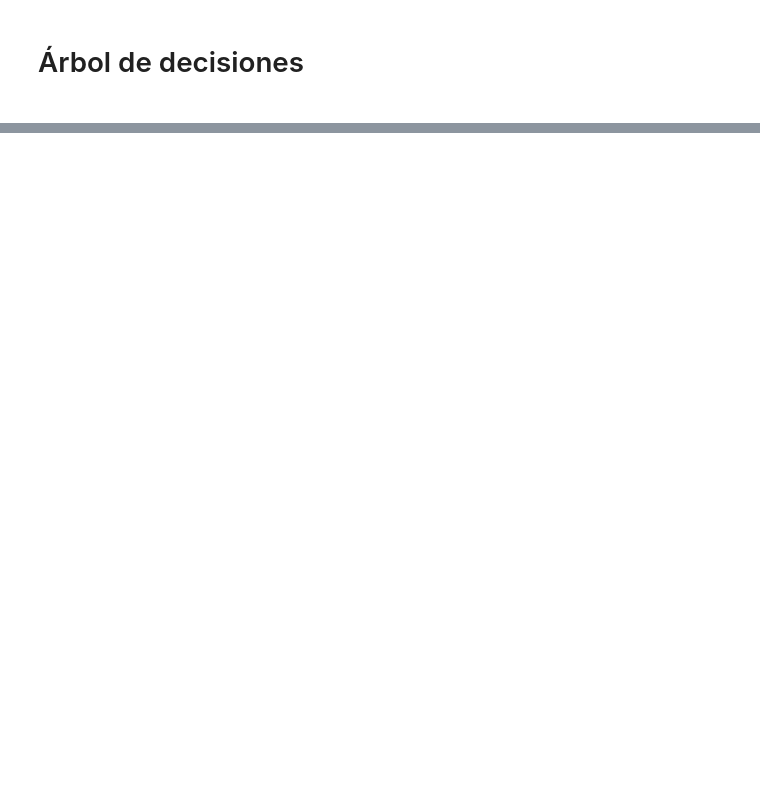
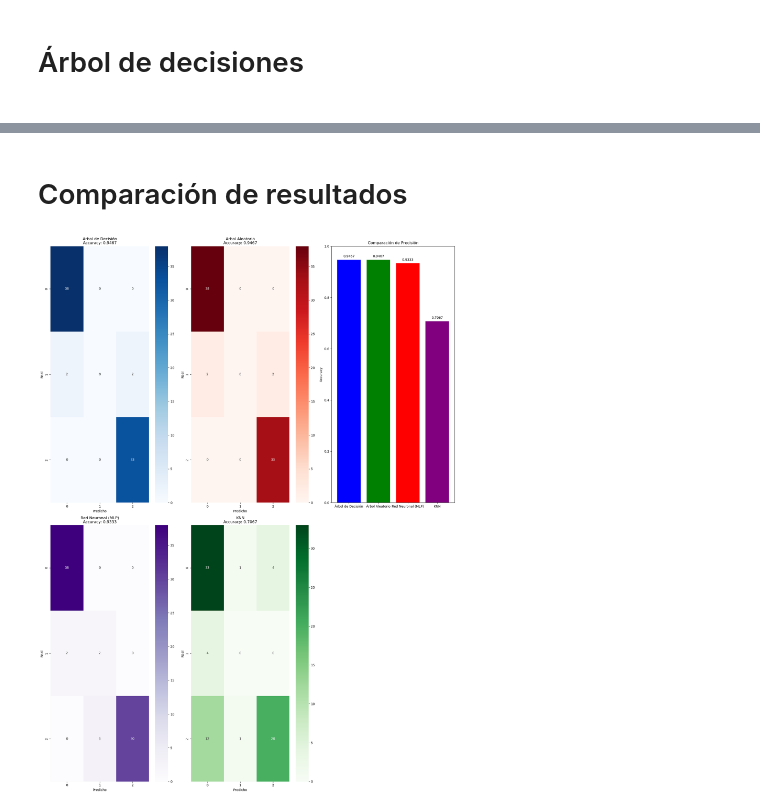
Before and after one commit to JoseRamonRenteroJimenez/SI_24_25, a Jupyter notebook: Examenes Código/Plantilla_Modelos.ipynb, the cells around one changed output, grey strips where cells are left out. Cells and saved outputs as stored; diff of their text form; code cells hidden in the pictures; blank space fills up the shorter version.

Commit message:
plantilla modelos

```diff
--- a/Examenes Código/Plantilla_Modelos.ipynb
+++ b/Examenes Código/Plantilla_Modelos.ipynb
@@ -170,0 +181,14 @@ plt.show()
+# %%
+TAM_ENTRENAMIENTO=0.8
+SEMILLA=42
+
+target= datos[["Group_0","Group_1","Group_2"]].idxmax(axis=1)
+#target= datos["Group"]
+X=datos.drop(columns=["Group_0","Group_1","Group_2","Group"])
+X2= datos[["CDR","SES","EDUC","MR Delay"]]
+x_train, x_test, y_train, y_test = train_test_split(X2, target, train_size = TAM_ENTRENAMIENTO, random_state = SEMILLA,shuffle=False)
+
+y_train_DT= y_train_RT=y_train
+
+print(f"tamaño de los datos de entrenamiento:{x_train.shape}")
+print(f"tamaño de los datos de test:{x_test.shape}")
@@ -237,0 +399,60 @@ Semilla=42
+# %% [markdown]
+<h1>Comparación de resultados</h1>
+# %%
+# Calcular matrices de confusión
+cm_dt = confusion_matrix(y_test, Y_DT)
+cm_rt = confusion_matrix(y_test, Y_RT)
+cm_knn = confusion_matrix(y_test, Y_KNN)
+cm_mlp = confusion_matrix(y_test, Y_MLP)
+
+# Calcular accuracies
+ACC_dt =accuracy_score(y_test, Y_DT)
+ACC_rt =accuracy_score(y_test, Y_RT)
+ACC_knn =accuracy_score(y_test, Y_KNN)
+ACC_mlp =accuracy_score(y_test, Y_MLP)
+
+# Crear gráfico de matrices de confusión
+
+FILAS=2
+COLUMNAS=3
+
+fig, axes = plt.subplots(FILAS, COLUMNAS, figsize=(18, 24))
+
+sns.heatmap(cm_dt, annot=True, fmt='d', cmap='Blues', ax=axes[0][0])
+axes[0][0].set_title(f'Arbol de Decisión\nAccuracy: {ACC_dt:.4f}')
+axes[0][0].set_xlabel('Predicho')
+axes[0][0].set_ylabel('Real')
+
+sns.heatmap(cm_rt, annot=True, fmt='d', cmap='Reds', ax=axes[0][1])
+axes[0][1].set_title(f'Arbol Aleatorio\nAccuracy: {ACC_rt:.4f}')
+axes[0][1].set_xlabel('Predicho')
+axes[0][1].set_ylabel('Real')
+
+sns.heatmap(cm_mlp, annot=True, fmt='d', cmap='Purples', ax=axes[1][0])
+axes[1][0].set_title(f'Red Neuronal (MLP)\nAccuracy: {ACC_mlp:.4f}')
+axes[1][0].set_xlabel('Predicho')
+axes[1][0].set_ylabel('Real')
+
+sns.heatmap(cm_knn, annot=True, fmt='d', cmap='Greens', ax=axes[1][1])
+axes[1][1].set_title(f'KNN\nAccuracy: {ACC_knn:.4f}')
+axes[1][1].set_xlabel('Predicho')
+axes[1][1].set_ylabel('Real')
+
+# Crear gráfico de barras con accuracy
+modelos = ['Árbol de Decisión','Árbol Aleatorio', 'Red Neuronal (MLP)','KNN']
+scores = [ACC_dt, ACC_rt,ACC_mlp,ACC_knn]
+
+axes[0][2].bar(modelos, scores, color=['blue', 'green','red','purple'])
+axes[0][2].set_ylim(0, 1)
+axes[0][2].set_ylabel('Accuracy')
+axes[0][2].set_title('Comparación de Precisión')
+
+for i, v in enumerate(scores):
+    axes[0][2].text(i, v + 0.01, f"{v:.4f}", ha='center')
+
+axes[1][2].axis('off')
+
+plt.tight_layout()
+plt.show()
+# %% [output]
+[figure, added]
```
Also changed, not shown: parts of 11 cells of this notebook.
